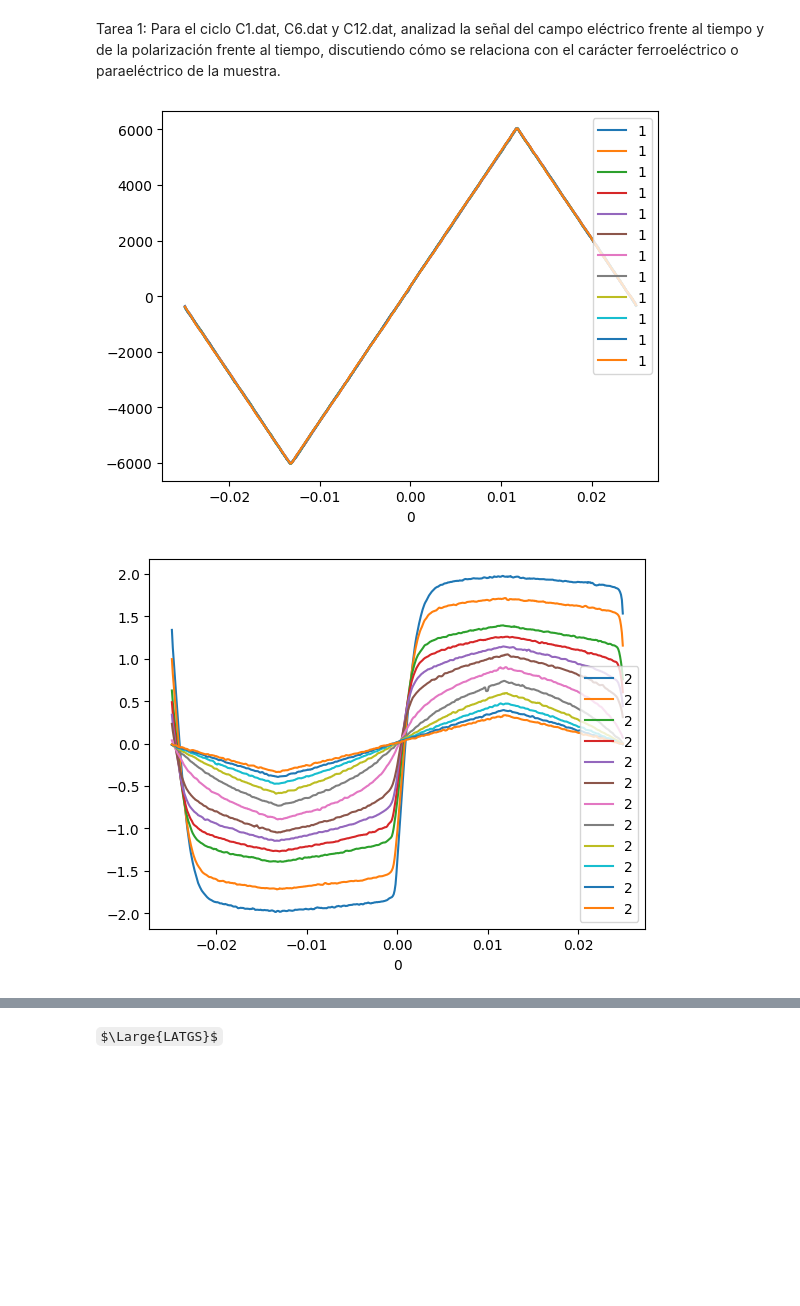
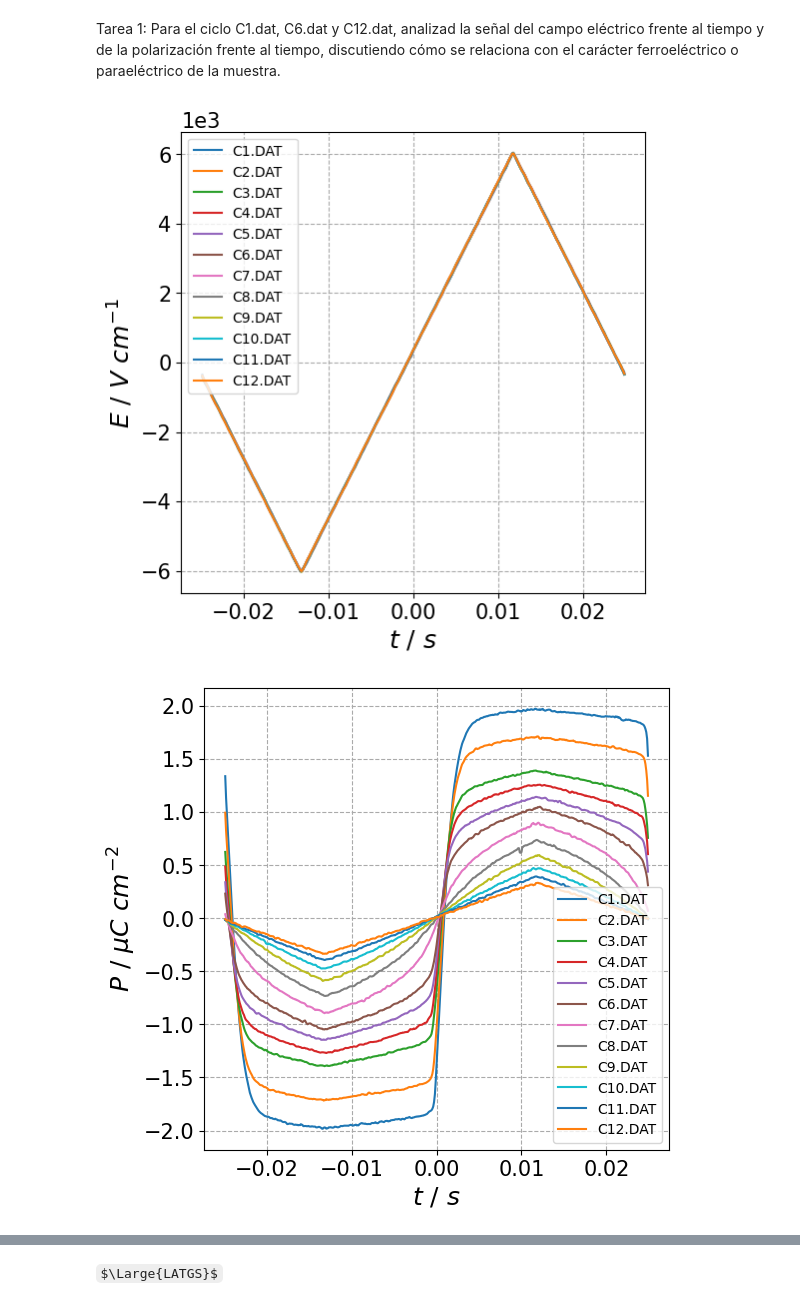
Before and after one commit to albertopeinador/termicas, a Jupyter notebook: lab_termo.ipynb, the cells around one changed output, grey strips where cells are left out. Cells and saved outputs as stored; diff of their text form; code cells hidden in the pictures; some formulas as TeX source; blank space fills up the shorter version.

```diff
--- a/lab_termo.ipynb
+++ b/lab_termo.ipynb
@@ -41,22 +41,37 @@ dtfs, file_names = load_files_with_pattern(direc, 'temps_ej1.csv')
 # %% [markdown]
 Tarea 1: Para el ciclo C1.dat, C6.dat y C12.dat, analizad la señal del campo eléctrico frente al tiempo y de la polarización frente al tiempo, discutiendo cómo se relaciona con el carácter ferroeléctrico o paraeléctrico de la muestra.
 # %%
-list_of_cicles = file_names
+list_of_cicles = file_names#['C1.DAT', 'C6.DAT', 'C12.DAT']
 fig = plt.figure()
 ax = fig.add_subplot(1,1,1)
 fig2 = plt.figure()
 ax2 = fig2.add_subplot(1,1,1)
 #fig3 = plt.figure()
 #ax3 = fig3.add_subplot(1,1,1)
 for i in list_of_cicles:
-    dtfs[i][1].plot(x = 0, y = 1, ax=ax)
-    dtfs[i][1].plot(x = 0, y = 2, ax=ax2)
+    dtfs[i][1].plot(x = 0, y = 1, ax=ax, figsize = (6, 6))
+    dtfs[i][1].plot(x = 0, y = 2, ax=ax2, figsize = (6, 6))
 #    if dtfs[i][0] == 323.6:
 #      dtfs[i][1].plot(x = 1, y = 2, ax=ax3)
 #plt.grid()
+ax.legend (list_of_cicles)
+ax2.legend (list_of_cicles)
+ax.set_ylabel('$E\ /\ V\ cm^{-1}$', fontsize = 18)
+ax.set_xlabel('$t\ /\ s $', fontsize = 18)
+ax.tick_params(labelsize=15)
+ax.grid(linestyle = '--', color = '#aaaaaa')
+ax2.grid(linestyle = '--', color = '#aaaaaa')
+
+ax.ticklabel_format(axis= 'y', style = 'sci', scilimits = (3, 3))
+
+ax2.set_ylabel('$P\ /\ \mu C\ cm^{-2}$', fontsize = 18)
+ax2.set_xlabel('$t\ /\ s $', fontsize = 18)
+
+fig.savefig('E-t.pdf')
+fig2.savefig('P-t.pdf')
 # %% [output]
-[figure, old version]
+[figure, new version]
-[figure, old version]
+[figure, new version]
 # %%
 def r(x, a, b):
     return a * x + b
```
Also changed, not shown: parts of 8 cells of this notebook, 10 other files.
